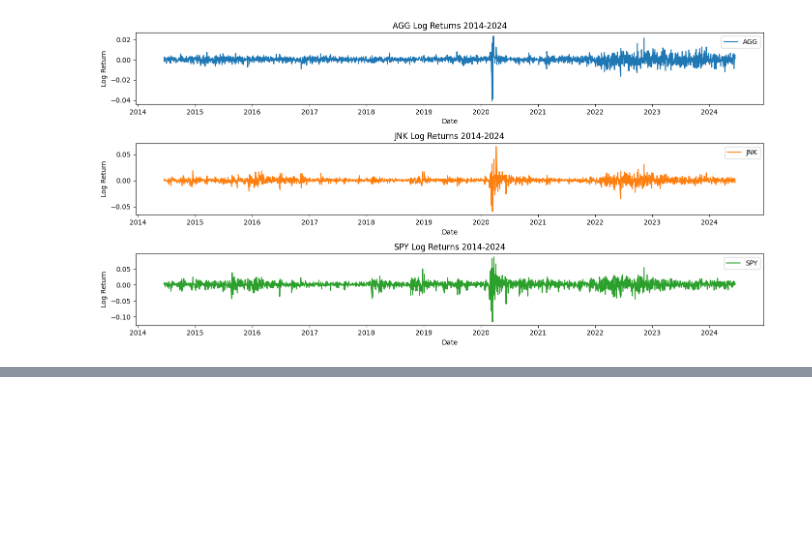
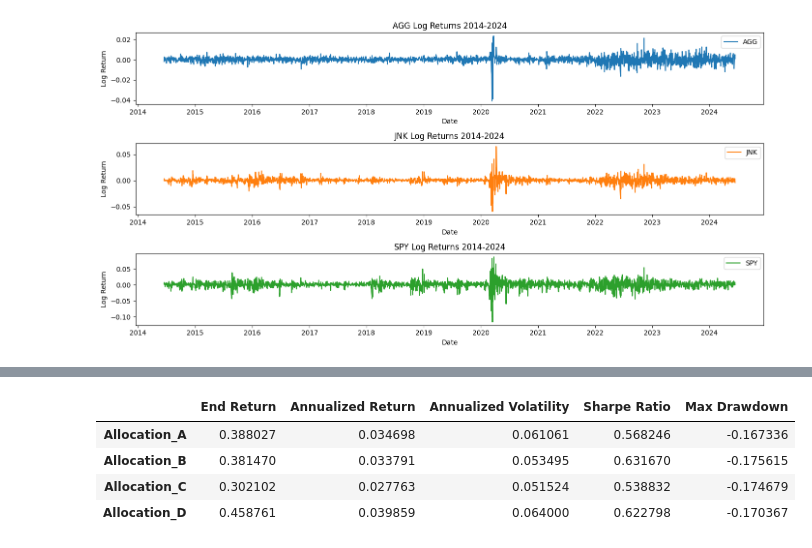
Before and after one commit to XiaozheZhangLehigh/Evaluating-the-Role-of-High-Yield-Bonds, a Jupyter notebook: code.ipynb, the cells around one changed output, grey strips where cells are left out. Drawn from its saved outputs; the diff is of its cells as text; code cells hidden in the pictures; blank space fills up the shorter version.

```diff
--- a/code.ipynb
+++ b/code.ipynb
@@ -97,0 +375,29 @@ plt.show()
+# %%
+def calculate_performance_metrics(returns):
+    cumulative_returns = (1 + returns).cumprod()
+    end_return = cumulative_returns.iloc[-1] - 1
+    annualized_return = np.mean(returns) * 252
+    annualized_volatility = np.std(returns) * np.sqrt(252)
+    sharpe_ratio = annualized_return / annualized_volatility
+    running_max = cumulative_returns.cummax()
+    drawdown = (cumulative_returns - running_max) / running_max
+    max_drawdown = drawdown.min()
+
+    return end_return, annualized_return, annualized_volatility, sharpe_ratio, max_drawdown
+# %%
+# Iterate over each allocation's returns and calculate performance metrics
+performance_metrics = {}
+for allocation_name, returns in portfolio_daily_returns_dict.items():
+    performance_metrics[allocation_name] = calculate_performance_metrics(returns)
+
+# Convert the performance metrics dictionary to a DataFrame
+performance_df = pd.DataFrame(performance_metrics, index=['End Return', 'Annualized Return', 'Annualized Volatility', 'Sharpe Ratio', 'Max Drawdown']).T
+
+# Print the DataFrame
+performance_df
+# %% [output]
+|  | End Return | Annualized Return | Annualized Volatility | Sharpe Ratio | Max Drawdown |
+| Allocation_A | 0.388027 | 0.034698 | 0.061061 | 0.568246 | -0.167336 |
+| Allocation_B | 0.381470 | 0.033791 | 0.053495 | 0.631670 | -0.175615 |
+| Allocation_C | 0.302102 | 0.027763 | 0.051524 | 0.538832 | -0.174679 |
+| Allocation_D | 0.458761 | 0.039859 | 0.064000 | 0.622798 | -0.170367 |
```
Also changed, not shown: parts of 14 cells of this notebook.
